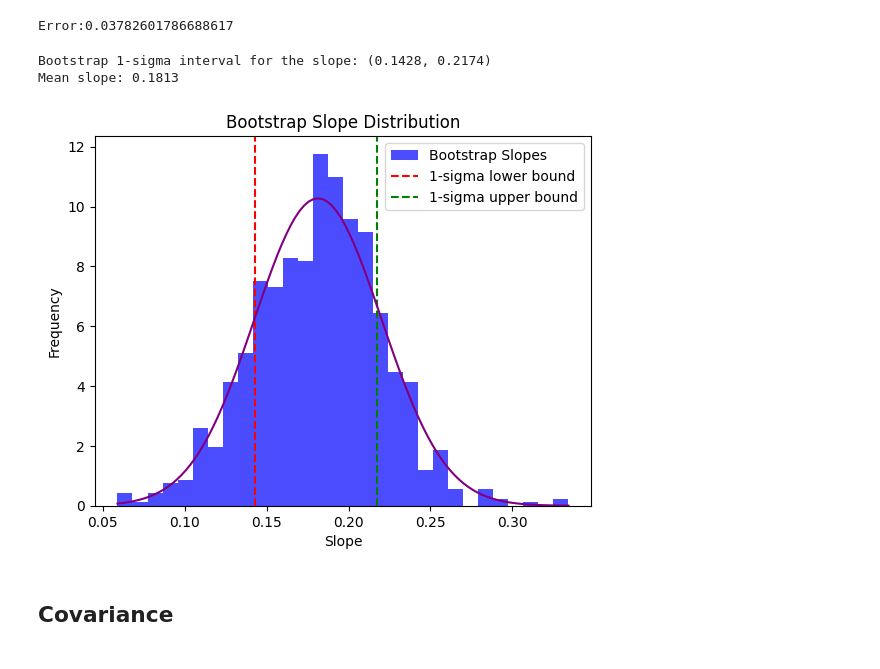
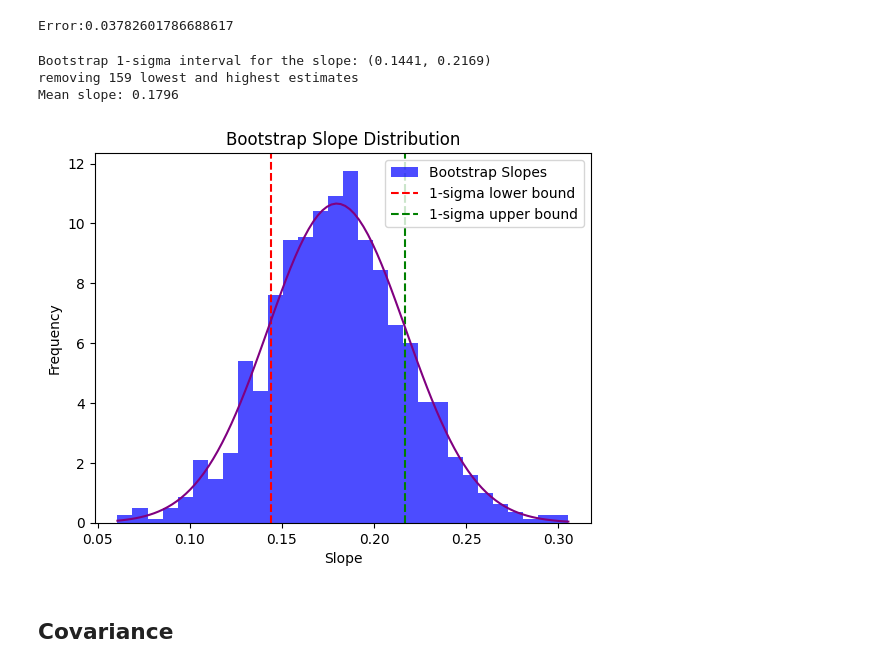
Before and after one commit to ThomasSchallar/statistics, a Jupyter notebook: 3. Statistical Inference .ipynb, the cells around one changed output. Drawn from its saved outputs; the diff is of its cells as text; code cells hidden in the pictures.

```diff
--- a/3. Statistical Inference .ipynb
+++ b/3. Statistical Inference .ipynb
@@ -522,6 +522,7 @@ Error:0.03782601786688617
 from scipy.stats import norm
 # Number of bootstrap samples
 n_bootstrap = 1000
+N= len(max_obs_mag)
 
 # Store bootstrap slopes
 bootstrap_slopes = []
@@ -529,7 +530,7 @@ bootstrap_slopes = []
 # Perform bootstrap resampling
 for _ in range(n_bootstrap):
     # Resample data with replacement
-    indices = np.random.randint(0, len(max_obs_mag), len(max_obs_mag)) #I think last imput should be ~10 or so, not len(...)
+    indices = np.random.randint(0, N, N)
 
     resampled_mag = max_obs_mag[indices]
     resampled_log_dist = log_dist[indices]
@@ -537,38 +538,50 @@ for _ in range(n_bootstrap):
     # Fit linear regression to the resampled data
     coefficients = np.polyfit(resampled_mag, resampled_log_dist, deg=1)
     slope = coefficients[0]
 
     # Store the slope
     bootstrap_slopes.append(slope)
 
 
+bootstrap_slopes = np.sort(bootstrap_slopes)
+
 # Compute the 1-sigma interval (16th and 84th percentiles)
 lower_bound = np.percentile(bootstrap_slopes, 16)
 upper_bound = np.percentile(bootstrap_slopes, 84)
 
 # Print results
 print(f"Bootstrap 1-sigma interval for the slope: ({lower_bound:.4f}, {upper_bound:.4f})")
-print(f"Mean slope: {np.mean(bootstrap_slopes):.4f}")
+
+alpha= 0.318
+remove= int(n_bootstrap*alpha/2)
+print(f"removing {remove} lowest and highest estimates")
+cut= bootstrap_slopes[remove:-remove]
+print(f"Mean slope: {np.mean(cut):.4f}")
+
+#print(f"Mean slope: {np.mean(bootstrap_slopes):.4f}")
+#print(f"cut{cut}")
+#print(f"no cut{bootstrap_slopes}")
 
 # Plot the distribution of bootstrap slopes
 plt.hist(bootstrap_slopes, bins=30, alpha=0.7, color='blue', label='Bootstrap Slopes', density=True)
 plt.axvline(lower_bound, color='red', linestyle='--', label='1-sigma lower bound')
 plt.axvline(upper_bound, color='green', linestyle='--', label='1-sigma upper bound')
 plt.xlabel('Slope')
 plt.ylabel('Frequency')
 plt.title('Bootstrap Slope Distribution')
 plt.legend()
 
+# fit a gaussian distribution
 x = np.linspace(min(bootstrap_slopes),max(bootstrap_slopes),100)
-
 pdf= norm.pdf(x,np.mean(bootstrap_slopes),np.std(bootstrap_slopes))
 
 plt.plot(x, pdf, 'purple')
 plt.show()
 # %% [output]
-Bootstrap 1-sigma interval for the slope: (0.1428, 0.2174)
-Mean slope: 0.1813
+Bootstrap 1-sigma interval for the slope: (0.1441, 0.2169)
+removing 159 lowest and highest estimates
+Mean slope: 0.1796
-[figure, old version]
+[figure, new version]
 # %% [markdown]
 ## Covariance
 # %%
```
Also changed, not shown: 1 other file.
